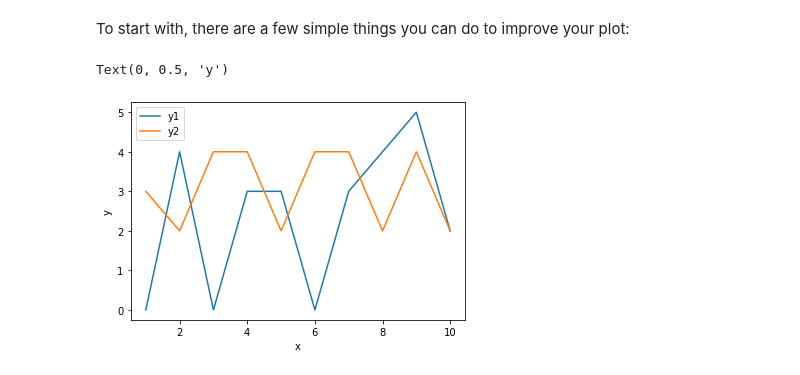
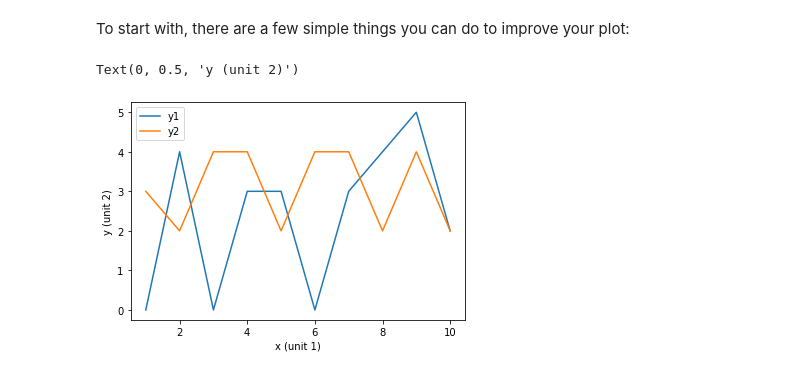
Before and after one commit to wm75/wm01-ox, a Jupyter notebook: Lectures/lecture-03/flow control.ipynb, the cells around one changed output. Saved outputs shown, nothing was run; the diff lists cells and outputs as text; code cells hidden in the pictures.

```diff
--- a/Lectures/lecture-03/flow control.ipynb
+++ b/Lectures/lecture-03/flow control.ipynb
@@ -546,15 +622,15 @@ To start with, there are a few simple things you can do to improve your plot:
 # %%
 # Below, we will use matplotlib, so we need to import it here.
 
 x=[1,2,3,4,5,6,7,8,9,10]
 y1=[0,4,0,3,3,0,3,4,5,2]
 plt.plot(x, y1, label="y1")
 
 y2=[3,2,4,4,2,4,4,2,4,2]
 plt.plot(x, y2, label="y2")
 plt.legend()
-plt.xlabel('x')
-plt.ylabel('y')
+plt.xlabel('x (unit 1)')
+plt.ylabel('y (unit 2)')
 # %% [output]
-Text(0, 0.5, 'y')
+Text(0, 0.5, 'y (unit 2)')
-[figure, old version]
+[figure, new version]
```
Also changed, not shown: parts of 22 cells of this notebook, 1 other file.
